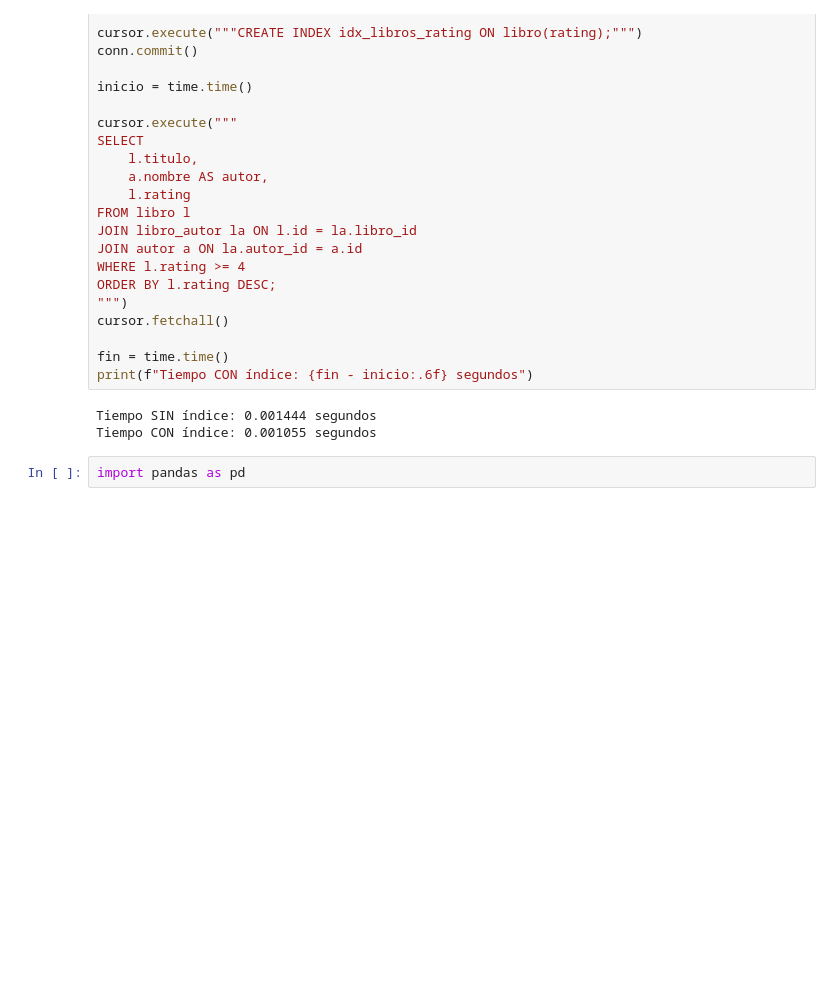
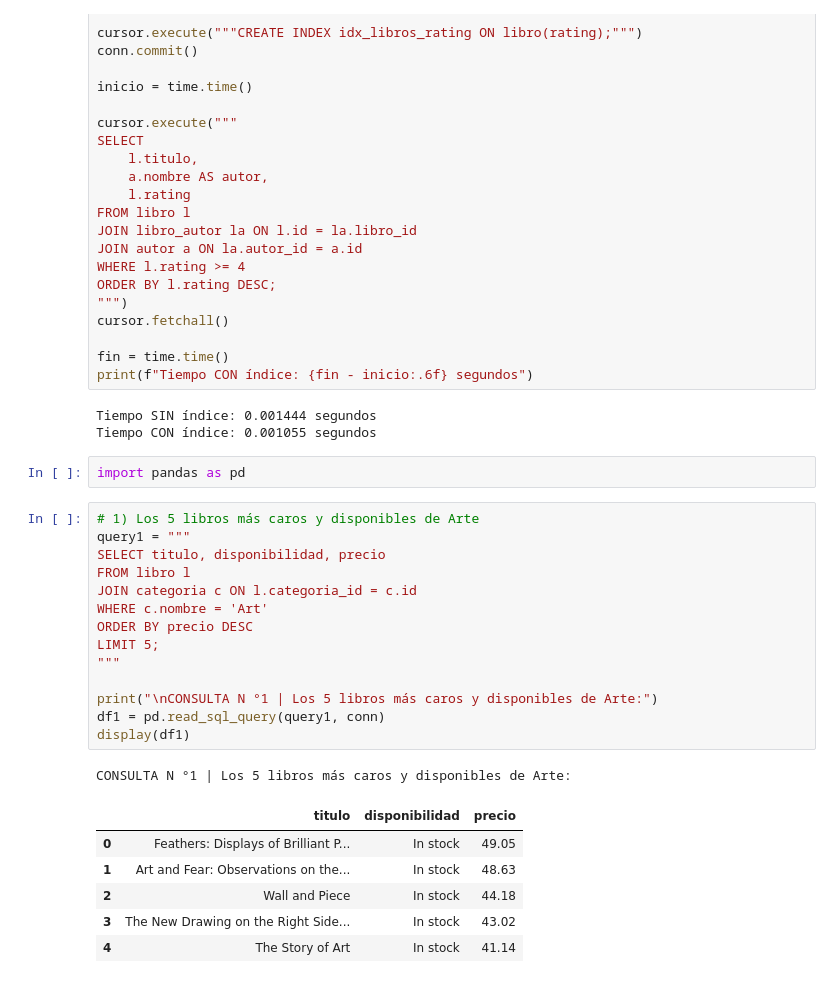
Before and after one commit to NanoBurgos/TheHuddle-Desafio4-Crimen_en_la_libreria_SQL, a Jupyter notebook: consulta_mortal.ipynb, the cells around one changed output. Drawn from its saved outputs; the diff is of its cells as text; blank space fills up the shorter version.

Commit message:
Consulta 1 + Reporte (Objetivo, Importancia)

```diff
--- a/consulta_mortal.ipynb
+++ b/consulta_mortal.ipynb
@@ -345,3 +345,25 @@ Tiempo SIN índice: 0.001444 segundos
 Tiempo CON índice: 0.001055 segundos
 # %%
 import pandas as pd
+# %%
+# 1) Los 5 libros más caros y disponibles de Arte
+query1 = """
+SELECT titulo, disponibilidad, precio
+FROM libro l
+JOIN categoria c ON l.categoria_id = c.id
+WHERE c.nombre = 'Art'
+ORDER BY precio DESC
+LIMIT 5;
+"""
+
+print("\nCONSULTA N °1 | Los 5 libros más caros y disponibles de Arte:")
+df1 = pd.read_sql_query(query1, conn)
+display(df1)
+# %% [output]
+CONSULTA N °1 | Los 5 libros más caros y disponibles de Arte:
+|  | titulo | disponibilidad | precio |
+| 0 | Feathers: Displays of Brilliant P... | In stock | 49.05 |
+| 1 | Art and Fear: Observations on the... | In stock | 48.63 |
+| 2 | Wall and Piece | In stock | 44.18 |
+| 3 | The New Drawing on the Right Side... | In stock | 43.02 |
+| 4 | The Story of Art | In stock | 41.14 |
```
Also changed, not shown: parts of 1 cell of this notebook.
